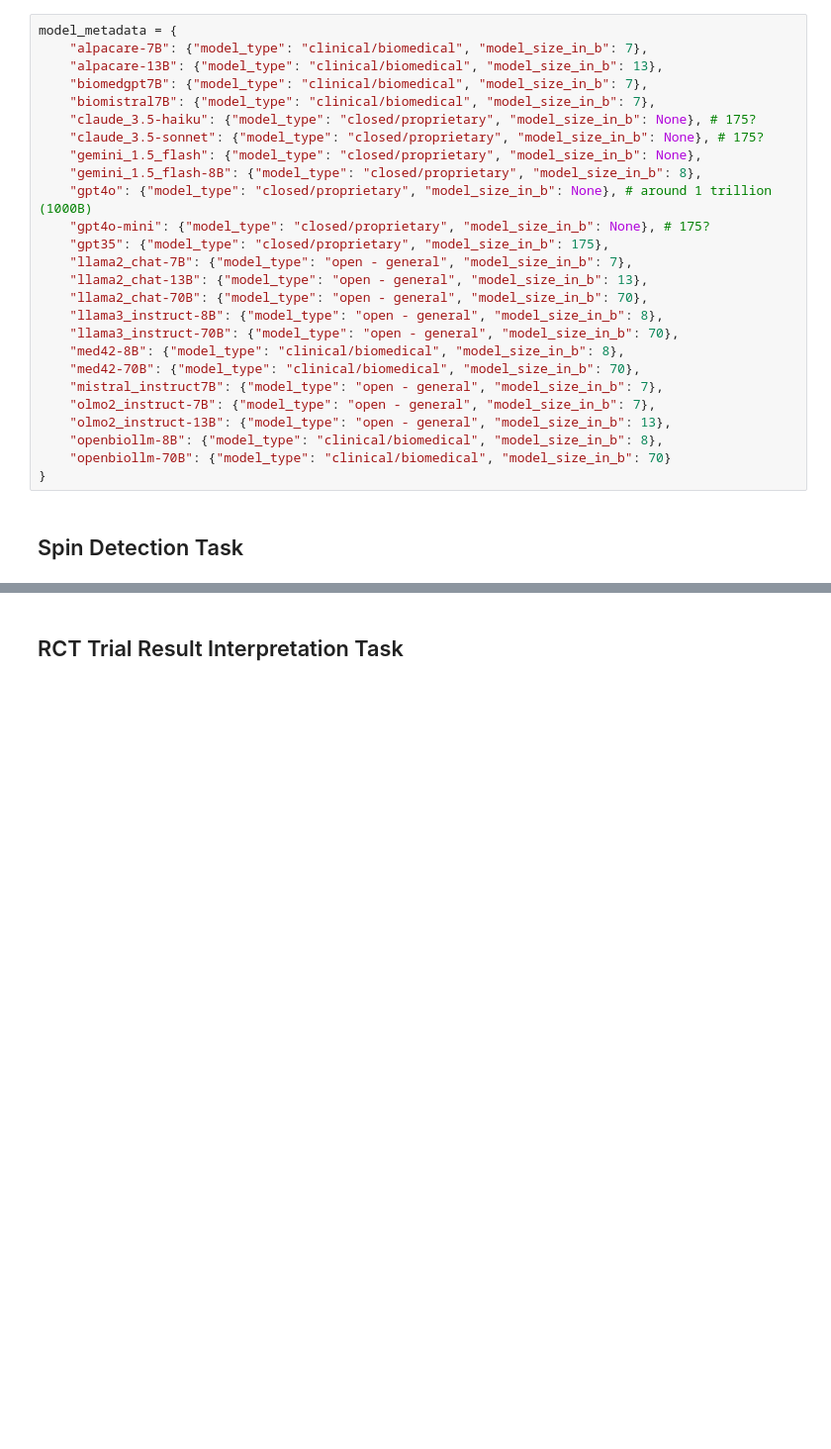
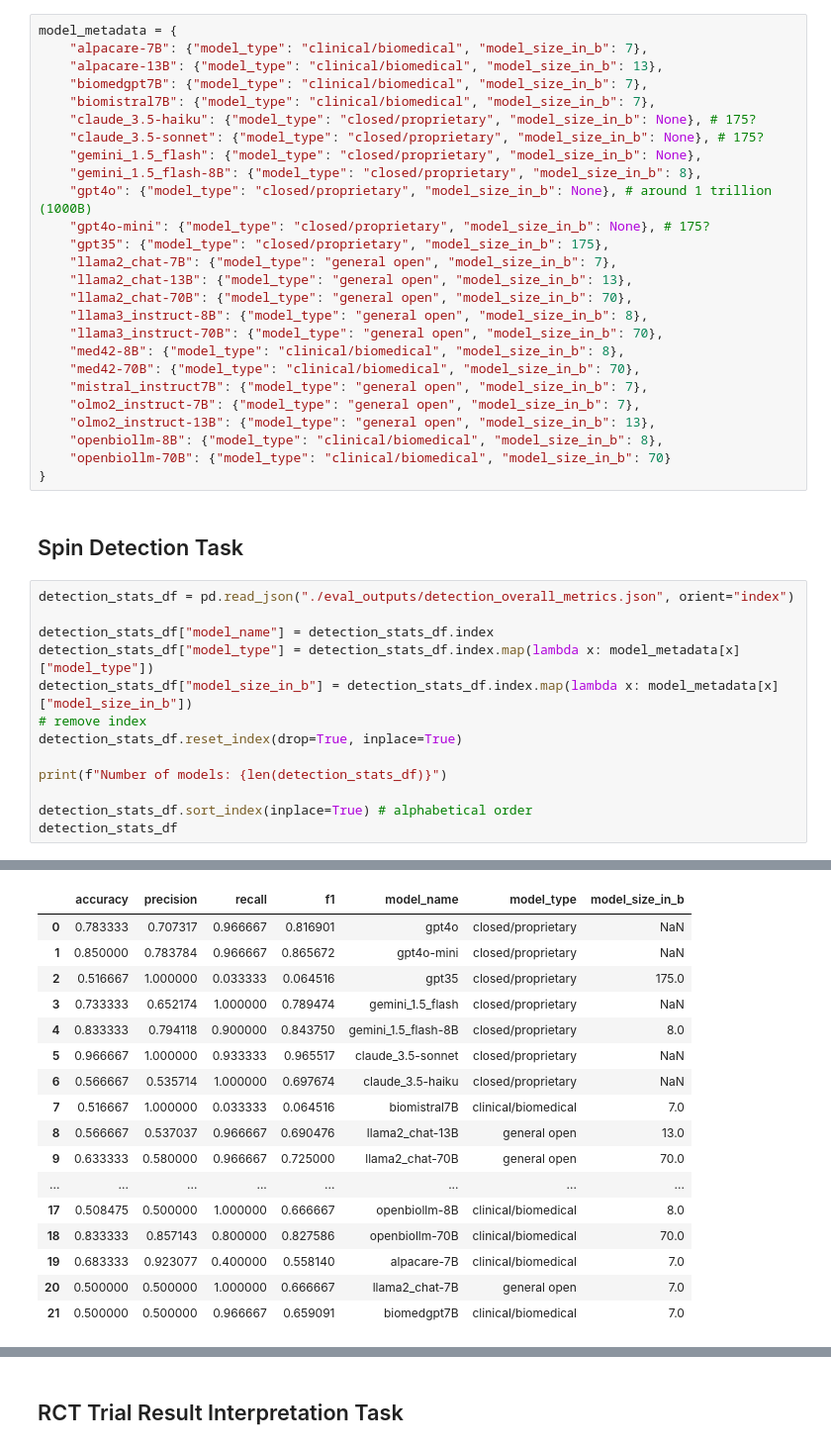
Before and after one commit to hyesunyun/MedLitSpin, a Jupyter notebook: code/calculate_stats.ipynb, the cells around one changed output, grey strips where cells are left out. Shown at 99% size. Cells and saved outputs as stored; diff of their text form; blank space fills up the shorter version.

Commit message:
add stats and plots

```diff
--- a/code/calculate_stats.ipynb
+++ b/code/calculate_stats.ipynb
@@ -13,18 +17,32 @@ model_metadata = {
     "gpt4o": {"model_type": "closed/proprietary", "model_size_in_b": None}, # around 1 trillion (1000B)
     "gpt4o-mini": {"model_type": "closed/proprietary", "model_size_in_b": None}, # 175?
     "gpt35": {"model_type": "closed/proprietary", "model_size_in_b": 175},
-    "llama2_chat-7B": {"model_type": "open - general", "model_size_in_b": 7},
-    "llama2_chat-13B": {"model_type": "open - general", "model_size_in_b": 13},
-    "llama2_chat-70B": {"model_type": "open - general", "model_size_in_b": 70},
-    "llama3_instruct-8B": {"model_type": "open - general", "model_size_in_b": 8},
-    "llama3_instruct-70B": {"model_type": "open - general", "model_size_in_b": 70},
+    "llama2_chat-7B": {"model_type": "general open", "model_size_in_b": 7},
+    "llama2_chat-13B": {"model_type": "general open", "model_size_in_b": 13},
+    "llama2_chat-70B": {"model_type": "general open", "model_size_in_b": 70},
+    "llama3_instruct-8B": {"model_type": "general open", "model_size_in_b": 8},
+    "llama3_instruct-70B": {"model_type": "general open", "model_size_in_b": 70},
     "med42-8B": {"model_type": "clinical/biomedical", "model_size_in_b": 8},
     "med42-70B": {"model_type": "clinical/biomedical", "model_size_in_b": 70},
-    "mistral_instruct7B": {"model_type": "open - general", "model_size_in_b": 7},
-    "olmo2_instruct-7B": {"model_type": "open - general", "model_size_in_b": 7},
-    "olmo2_instruct-13B": {"model_type": "open - general", "model_size_in_b": 13},
+    "mistral_instruct7B": {"model_type": "general open", "model_size_in_b": 7},
+    "olmo2_instruct-7B": {"model_type": "general open", "model_size_in_b": 7},
+    "olmo2_instruct-13B": {"model_type": "general open", "model_size_in_b": 13},
     "openbiollm-8B": {"model_type": "clinical/biomedical", "model_size_in_b": 8},
     "openbiollm-70B": {"model_type": "clinical/biomedical", "model_size_in_b": 70}
 }
 # %% [markdown]
 ## Spin Detection Task
+# %%
+detection_stats_df = pd.read_json("./eval_outputs/detection_overall_metrics.json", orient="index")
+
+detection_stats_df["model_name"] = detection_stats_df.index
+detection_stats_df["model_type"] = detection_stats_df.index.map(lambda x: model_metadata[x]["model_type"])
+detection_stats_df["model_size_in_b"] = detection_stats_df.index.map(lambda x: model_metadata[x]["model_size_in_b"])
+# remove index
+detection_stats_df.reset_index(drop=True, inplace=True)
+
+print(f"Number of models: {len(detection_stats_df)}")
+
+detection_stats_df.sort_index(inplace=True) # alphabetical order
+detection_stats_df
+# %% [output]
@@ -31 +50,18 @@ model_metadata = {
+|  | accuracy | precision | recall | f1 | model_name | model_type | model_size_in_b |
+| 0 | 0.783333 | 0.707317 | 0.966667 | 0.816901 | gpt4o | closed/proprietary | NaN |
+| 1 | 0.850000 | 0.783784 | 0.966667 | 0.865672 | gpt4o-mini | closed/proprietary | NaN |
+| 2 | 0.516667 | 1.000000 | 0.033333 | 0.064516 | gpt35 | closed/proprietary | 175.0 |
+| 3 | 0.733333 | 0.652174 | 1.000000 | 0.789474 | gemini_1.5_flash | closed/proprietary | NaN |
+| 4 | 0.833333 | 0.794118 | 0.900000 | 0.843750 | gemini_1.5_flash-8B | closed/proprietary | 8.0 |
+| 5 | 0.966667 | 1.000000 | 0.933333 | 0.965517 | claude_3.5-sonnet | closed/proprietary | NaN |
+| 6 | 0.566667 | 0.535714 | 1.000000 | 0.697674 | claude_3.5-haiku | closed/proprietary | NaN |
+| 7 | 0.516667 | 1.000000 | 0.033333 | 0.064516 | biomistral7B | clinical/biomedical | 7.0 |
+| 8 | 0.566667 | 0.537037 | 0.966667 | 0.690476 | llama2_chat-13B | general open | 13.0 |
+| 9 | 0.633333 | 0.580000 | 0.966667 | 0.725000 | llama2_chat-70B | general open | 70.0 |
+| ... | ... | ... | ... | ... | ... | ... | ... |
+| 17 | 0.508475 | 0.500000 | 1.000000 | 0.666667 | openbiollm-8B | clinical/biomedical | 8.0 |
+| 18 | 0.833333 | 0.857143 | 0.800000 | 0.827586 | openbiollm-70B | clinical/biomedical | 70.0 |
+| 19 | 0.683333 | 0.923077 | 0.400000 | 0.558140 | alpacare-7B | clinical/biomedical | 7.0 |
+| 20 | 0.500000 | 0.500000 | 1.000000 | 0.666667 | llama2_chat-7B | general open | 7.0 |
+| 21 | 0.500000 | 0.500000 | 0.966667 | 0.659091 | biomedgpt7B | clinical/biomedical | 7.0 |
 # %% [markdown]
```
Also changed, not shown: parts of 29 cells of this notebook, 1 other file.
